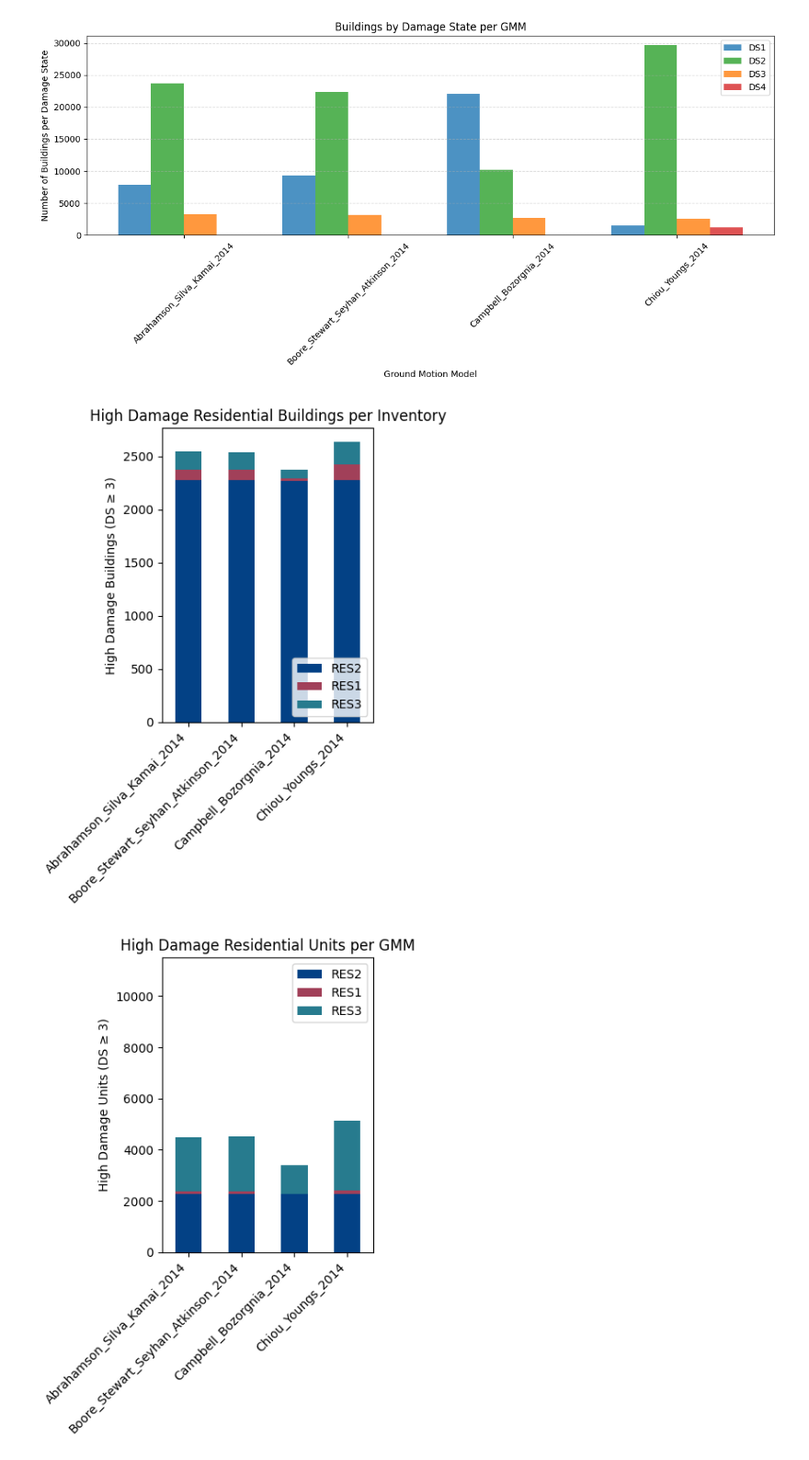
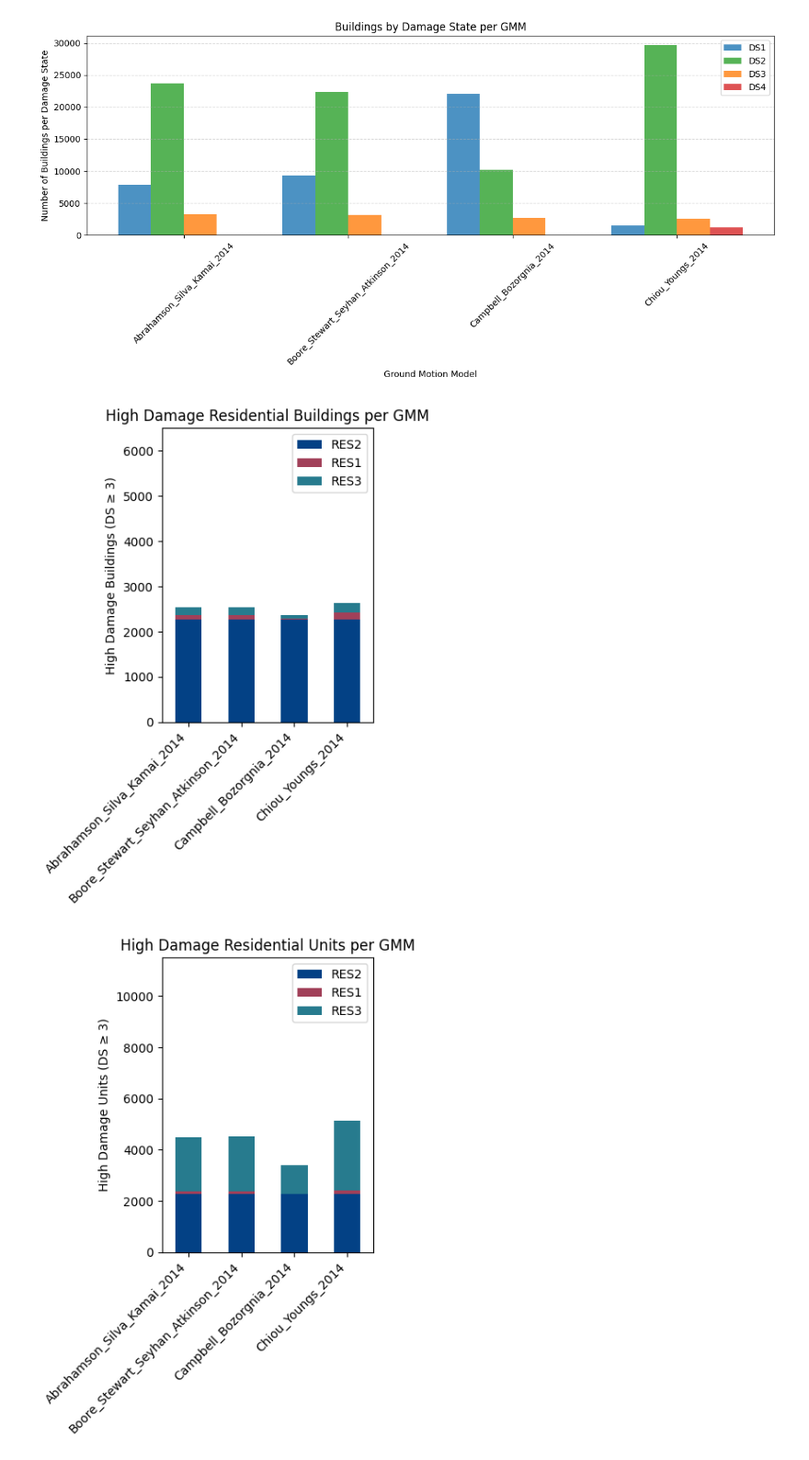
Before and after one commit to mlochhead/Building_Inventory_Generation, a Jupyter notebook: inventory_generation_hayward26/Figures_Compare_GMM.ipynb, the cells around one changed output. Shown at 92% size. Saved outputs shown, nothing was run; the diff lists cells and outputs as text; code cells hidden in the pictures.

```diff
--- a/inventory_generation_hayward26/Figures_Compare_GMM.ipynb
+++ b/inventory_generation_hayward26/Figures_Compare_GMM.ipynb
@@ -142,17 +142,18 @@ units_df = pd.concat(counts, axis=1)
 # %%
 
 fig, ax = plt.subplots(figsize=(4, 6))
 count_df.T.plot(kind="bar",stacked=True,ax=ax) #, color = colors) #[colors[3],colors[2],colors[0]])
 
 ax.set_ylabel("High Damage Buildings (DS ≥ 3)")
 ax.set_xlabel("")
 ax.set_title("High Damage Residential Buildings per GMM")
-ax.legend(loc="lower right")
+ax.legend(loc="upper right")
+ax.set_ylim([0, 6500])
 ax.set_xticklabels(ax.get_xticklabels(), rotation=45, ha="right")
 plt.tight_layout()
 plt.show()
 # %% [output]
-[figure, old version]
+[figure, new version]
 # %%
 
 fig, ax = plt.subplots(figsize=(4, 6))
```
Also changed, not shown: 10 other files.
